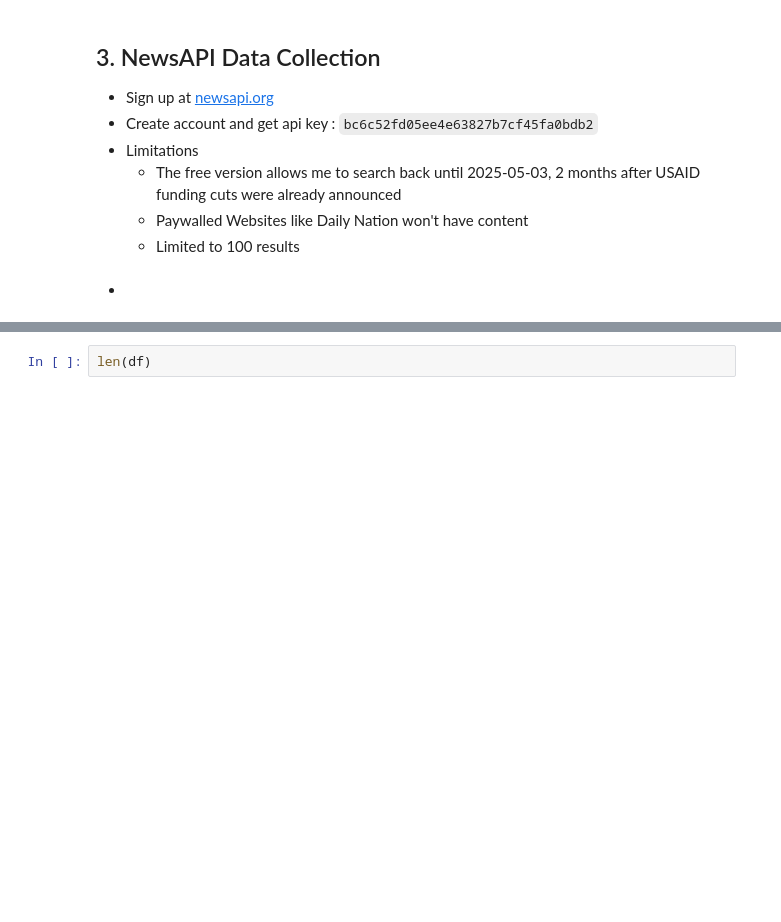
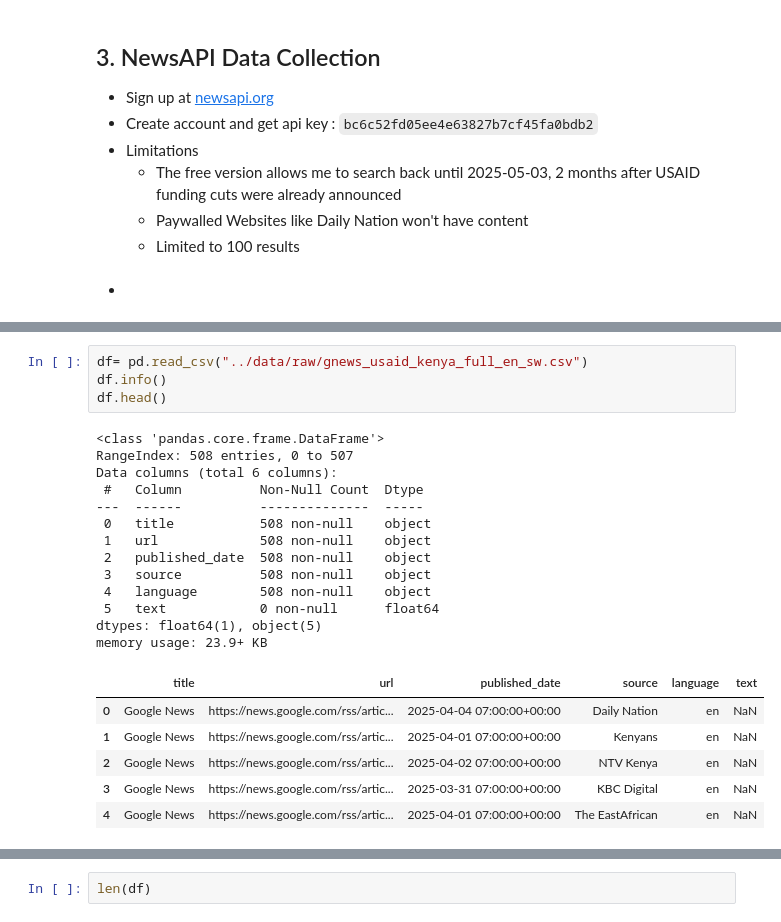
Before and after one commit to L-N-E0/USAID-Kenya-Sentiment-Analysis, a Jupyter notebook: notebooks/leo.ipynb, the cells around one changed output, grey strips where cells are left out. Saved outputs shown, nothing was run; the diff lists cells and outputs as text; blank space fills up the shorter version.

Commit message:
add news data collection trial

```diff
--- a/notebooks/leo.ipynb
+++ b/notebooks/leo.ipynb
@@ -194,0 +434,24 @@ print(f"✅ Fetched {len(df)} articles. Saved to ../data/raw/leo_newsapi_article
+# %%
+df= pd.read_csv("../data/raw/gnews_usaid_kenya_full_en_sw.csv")
+df.info()
+df.head()
+# %% [output]
+<class 'pandas.core.frame.DataFrame'>
+RangeIndex: 508 entries, 0 to 507
+Data columns (total 6 columns):
+ #   Column          Non-Null Count  Dtype
+---  ------          --------------  -----
+ 0   title           508 non-null    object
+ 1   url             508 non-null    object
+ 2   published_date  508 non-null    object
+ 3   source          508 non-null    object
+ 4   language        508 non-null    object
+ 5   text            0 non-null      float64
+dtypes: float64(1), object(5)
+memory usage: 23.9+ KB
+|  | title | url | published_date | source | language | text |
+| 0 | Google News | https://news.google.com/rss/artic... | 2025-04-04 07:00:00+00:00 | Daily Nation | en | NaN |
+| 1 | Google News | https://news.google.com/rss/artic... | 2025-04-01 07:00:00+00:00 | Kenyans | en | NaN |
+| 2 | Google News | https://news.google.com/rss/artic... | 2025-04-02 07:00:00+00:00 | NTV Kenya | en | NaN |
+| 3 | Google News | https://news.google.com/rss/artic... | 2025-03-31 07:00:00+00:00 | KBC Digital | en | NaN |
+| 4 | Google News | https://news.google.com/rss/artic... | 2025-04-01 07:00:00+00:00 | The EastAfrican | en | NaN |
```
Also changed, not shown: parts of 17 cells of this notebook.
